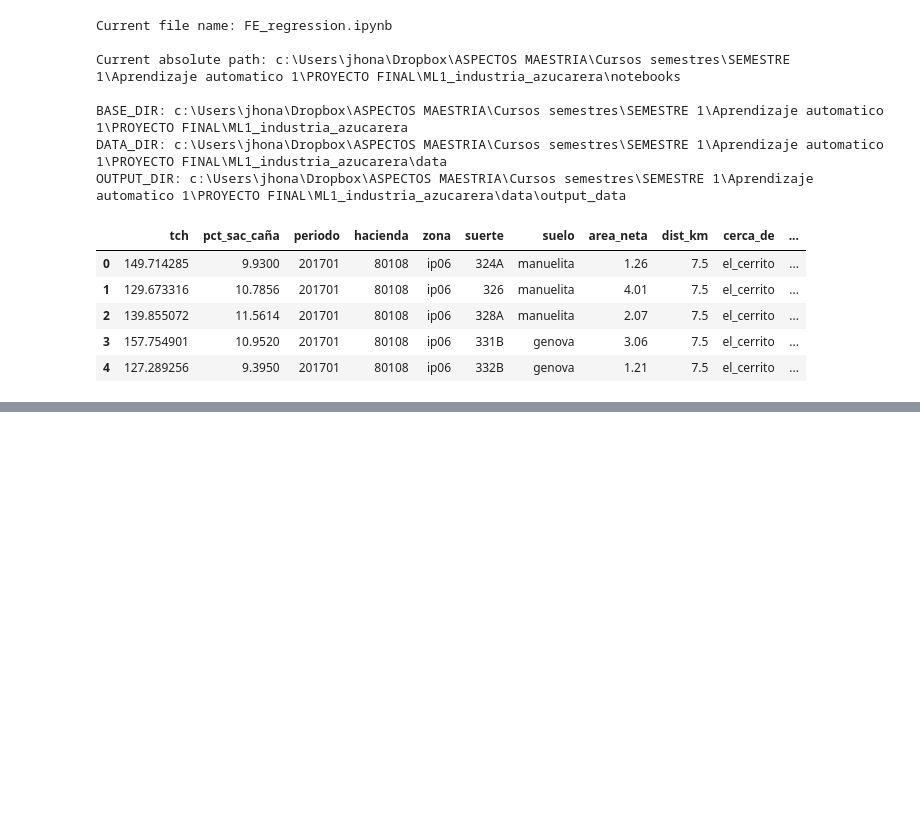
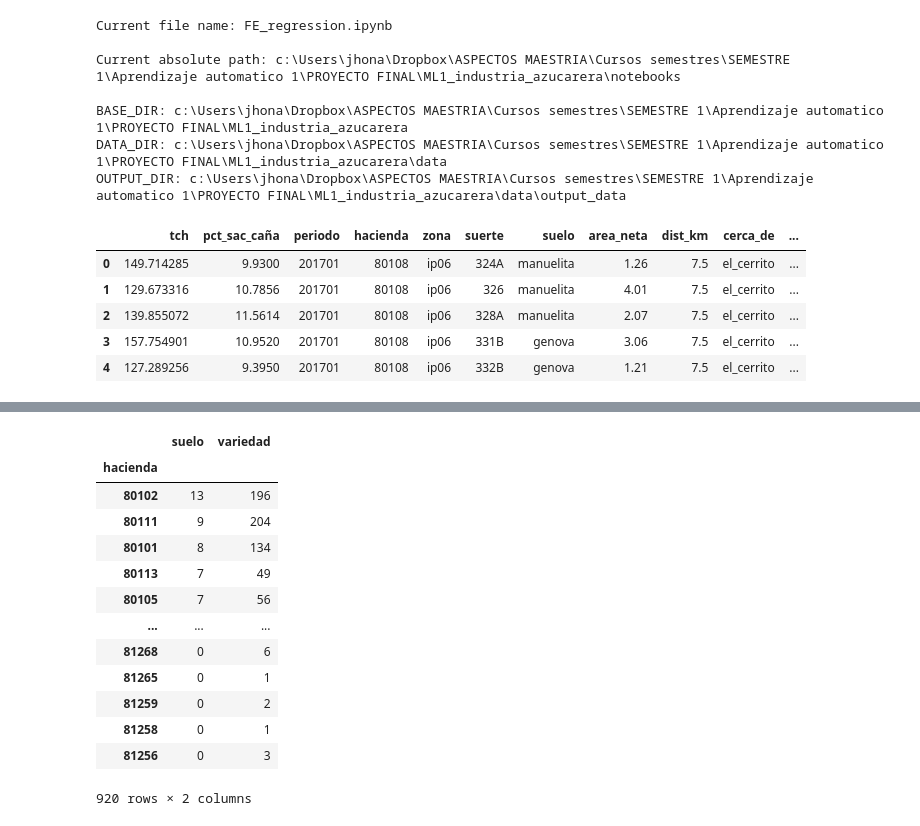
Before and after one commit to JhonattanReales21/ML1_sugar_industry, a Jupyter notebook: notebooks/FE_regression.ipynb, the cells around one changed output, grey strips where cells are left out. Saved outputs shown, nothing was run; the diff lists cells and outputs as text; code cells hidden in the pictures; blank space fills up the shorter version.

```diff
--- a/notebooks/FE_regression.ipynb
+++ b/notebooks/FE_regression.ipynb
@@ -44,9 +44,9 @@ BASE_DIR: c:\Users\jhona\Dropbox\ASPECTOS MAESTRIA\Cursos semestres\SEMESTRE 1\A
 DATA_DIR: c:\Users\jhona\Dropbox\ASPECTOS MAESTRIA\Cursos semestres\SEMESTRE 1\Aprendizaje automatico 1\PROYECTO FINAL\ML1_industria_azucarera\data
 OUTPUT_DIR: c:\Users\jhona\Dropbox\ASPECTOS MAESTRIA\Cursos semestres\SEMESTRE 1\Aprendizaje automatico 1\PROYECTO FINAL\ML1_industria_azucarera\data\output_data
 # %%
-df_base = pd.read_csv(os.path.join(OUTPUT_DIR, "suertes_clean.csv")).iloc[:, 1:]
+df = pd.read_csv(os.path.join(OUTPUT_DIR, "suertes_clean.csv")).iloc[:, 1:]
 
-df_base.head(5)
+df.head(5)
 # %% [output]
 |  | tch | pct_sac_caña | periodo | hacienda | zona | suerte | suelo | area_neta | dist_km | cerca_de | ... |
 | 0 | 149.714285 | 9.9300 | 201701 | 80108 | ip06 | 324A | manuelita | 1.26 | 7.5 | el_cerrito | ... |
@@ -76,0 +78,19 @@ memory usage: 9.3+ MB
+# %%
+df.groupby("hacienda").agg(
+    {"suelo": lambda x: x.nunique(), "variedad": lambda x: x.shape[0]}
+).sort_values(by="suelo", ascending=False)
+# %% [output]
+|  | suelo | variedad |
+| hacienda |  |  |
+| 80102 | 13 | 196 |
+| 80111 | 9 | 204 |
+| 80101 | 8 | 134 |
+| 80113 | 7 | 49 |
+| 80105 | 7 | 56 |
+| ... | ... | ... |
+| 81268 | 0 | 6 |
+| 81265 | 0 | 1 |
+| 81259 | 0 | 2 |
+| 81258 | 0 | 1 |
+| 81256 | 0 | 3 |
+920 rows × 2 columns
```
Also changed, not shown: parts of 30 cells of this notebook, 1 other file.
